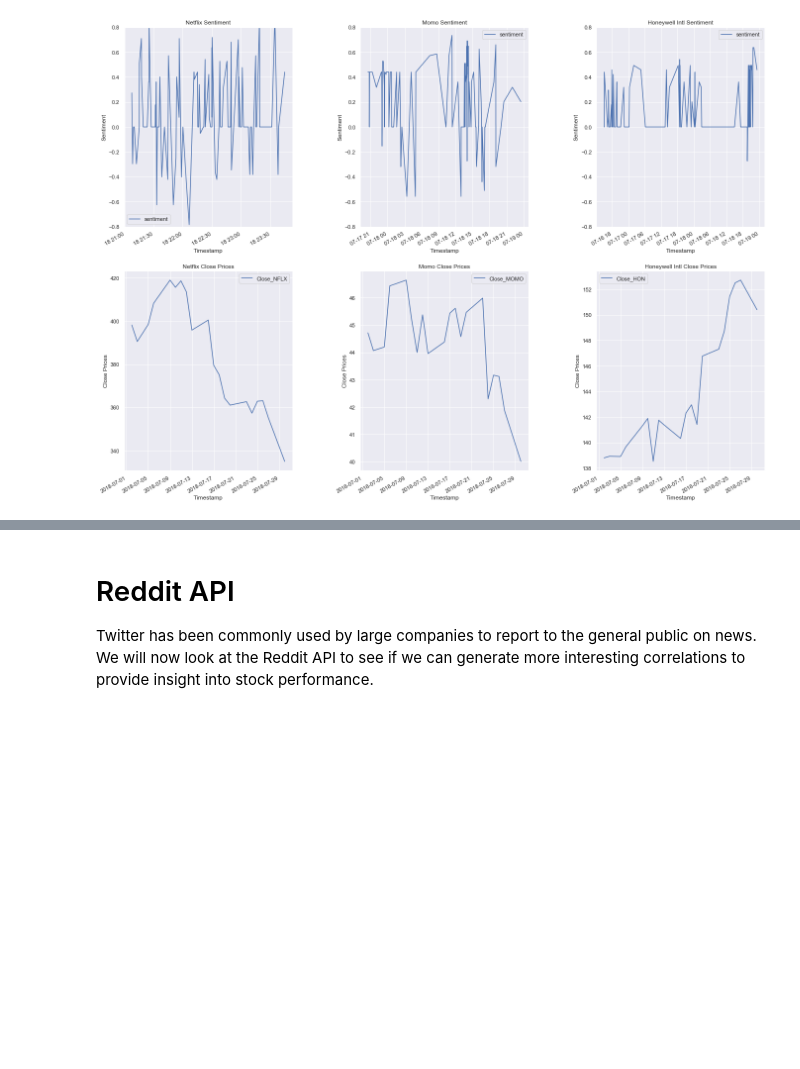
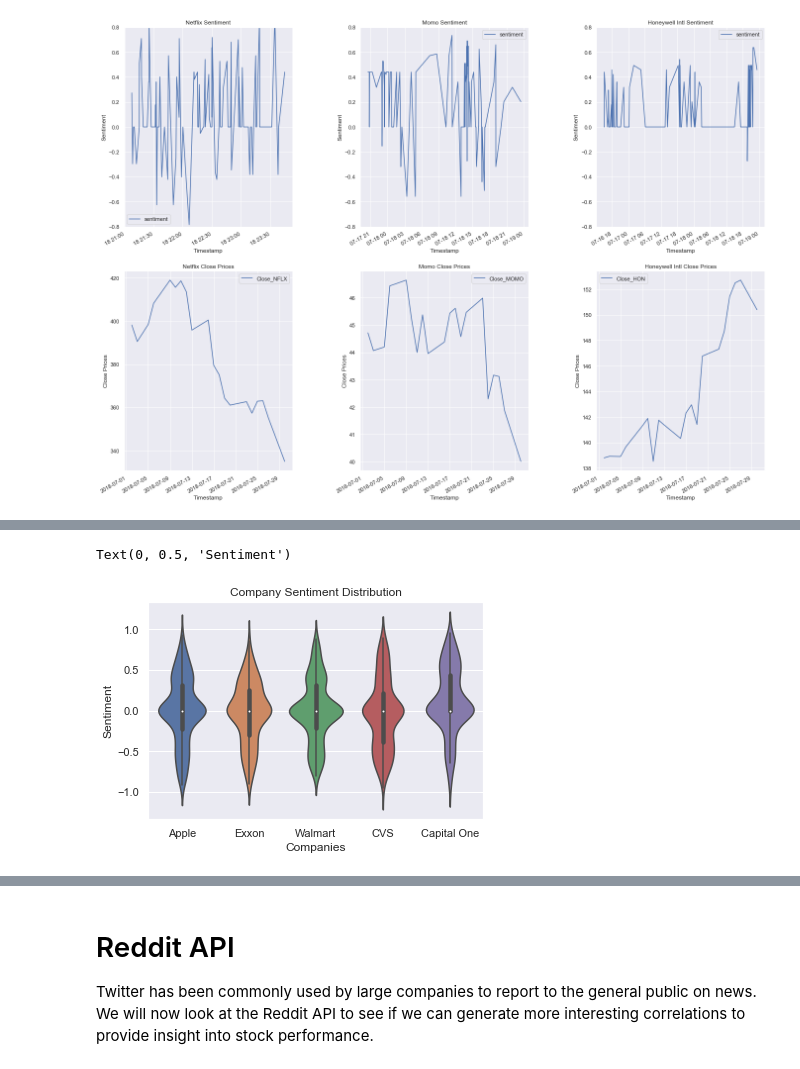
Before and after one commit to gilaniasher/sentiment-driven-market-analysis, a Jupyter notebook: results.ipynb, the cells around one changed output, grey strips where cells are left out. Cells and saved outputs as stored; diff of their text form; code cells hidden in the pictures; blank space fills up the shorter version.

```diff
--- a/results.ipynb
+++ b/results.ipynb
@@ -232,0 +299,10 @@ The Kaggle Twitter dataset was interesting and provided a starting place for ana
+# %%
+# Construct the new Tweet dataframe
+tweet_df = pd.DataFrame(search_res)
+tweet_df.columns = tweet_df.iloc[0]
+tweet_df = tweet_df.iloc[1:]
+
+# Clean up the Tweets with NLP and add the Vader sentiment score
+tweet_df["Tweet"] = tweet_df["Tweet"].apply(clean_tweet)
+tweet_df["Sentiment"] = tweet_df["Tweet"].apply(lambda s: sent.polarity_scores(s)['compound'])
+tweet_df.head()
@@ -232,0 +320,12 @@ The Kaggle Twitter dataset was interesting and provided a starting place for ana
+# %%
+# Download stock price info for these companies for the past week
+stocks_df = yf.download(tickers=tickers, start=((tweet_df.iloc[0])["Date"]), end=(date + timedelta(days=1)).strftime('%Y-%m-%d'))
+
+# Only want Open, Close, and Volume. Drop the rest
+stocks_df.drop(['Adj Close', 'Low', 'High', 'Open', 'Volume'], axis=1, inplace=True)
+
+# Columns are multi-indexed, so flatten this
+stocks_df.columns = ['_'.join(multi_col) for multi_col in stocks_df.columns]
+stocks_df["Date"] = stocks_df.index
+stocks_df.index = list(range(len(stocks_df.index)))
+stocks_df.head()
@@ -232,0 +342,14 @@ The Kaggle Twitter dataset was interesting and provided a starting place for ana
+# %%
+# Tidy the stocks dataframe
+stocks_df = pd.melt(stocks_df, id_vars=["Date"], value_vars=["Close_AAPL", "Close_COF", "Close_CVS", "Close_WMT", "Close_XOM"])
+stocks_df.columns = ["Date", "Symbol", "Close"]
+
+# Remove the "Close_" from what used to be column names
+stocks_df["Symbol"] = stocks_df["Symbol"].str[6:]
+
+# Write out the date as a string so we can merge on it
+stocks_df["Date"] = stocks_df["Date"].dt.strftime('%Y-%m-%d')
+
+# Merge the Tweet dataframe with the stocks dataframe
+tweet_df = tweet_df.merge(stocks_df, how="left", on=["Date", "Symbol"])
+tweet_df.head()
@@ -232,0 +373,9 @@ The Kaggle Twitter dataset was interesting and provided a starting place for ana
+# %%
+# Violin plot to show sentiment distribution
+ax = sns.violinplot(x='Company', y='Sentiment', data=tweet_df)
+ax.set_title('Company Sentiment Distribution')
+ax.set_xlabel('Companies')
+ax.set_ylabel('Sentiment')
+# %% [output]
+Text(0, 0.5, 'Sentiment')
+[figure, added]
```
Also changed, not shown: parts of 23 cells of this notebook, 1 other file.
